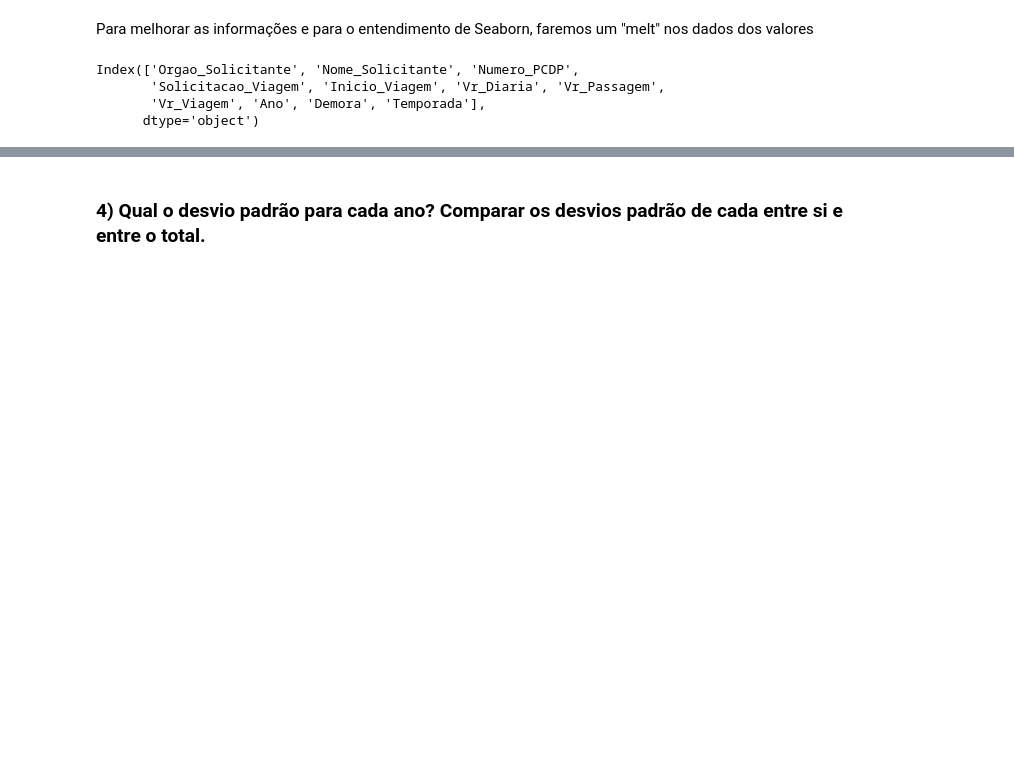
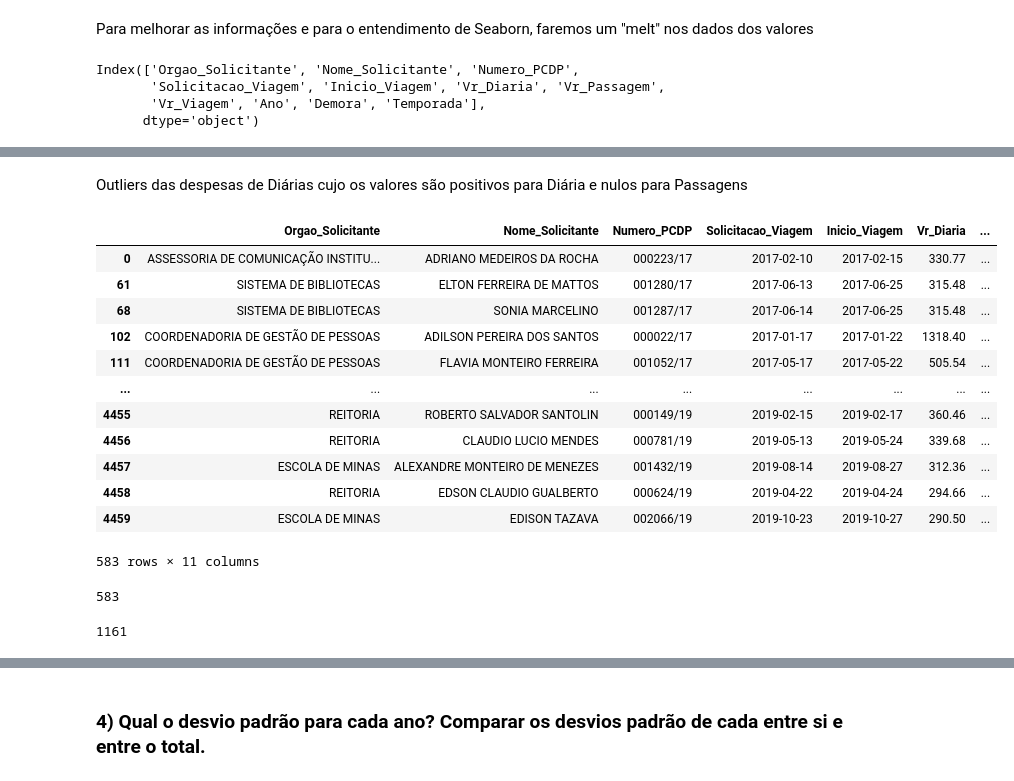
Before and after one commit to PedroSouzaDS/Traveling-Costs-Issue, a Jupyter notebook: Exploring_analysis/Análise_exploratoria.ipynb, the cells around one changed output, grey strips where cells are left out. Cells and saved outputs as stored; diff of their text form; code cells hidden in the pictures; blank space fills up the shorter version.

```diff
--- a/Exploring_analysis/Análise_exploratoria.ipynb
+++ b/Exploring_analysis/Análise_exploratoria.ipynb
@@ -505,0 +603,26 @@ df_melt.head()
+# %% [markdown]
+Outliers das despesas de Diárias cujo os valores são positivos para Diária e nulos para Passagens
+# %%
+df[(df.Vr_Diaria >= 283.11) & (df.Vr_Passagem == 0)]
+# %% [output]
+|  | Orgao_Solicitante | Nome_Solicitante | Numero_PCDP | Solicitacao_Viagem | Inicio_Viagem | Vr_Diaria | ... |
+| 0 | ASSESSORIA DE COMUNICAÇÃO INSTITU... | ADRIANO MEDEIROS DA ROCHA | 000223/17 | 2017-02-10 | 2017-02-15 | 330.77 | ... |
+| 61 | SISTEMA DE BIBLIOTECAS | ELTON FERREIRA DE MATTOS | 001280/17 | 2017-06-13 | 2017-06-25 | 315.48 | ... |
+| 68 | SISTEMA DE BIBLIOTECAS | SONIA MARCELINO | 001287/17 | 2017-06-14 | 2017-06-25 | 315.48 | ... |
+| 102 | COORDENADORIA DE GESTÃO DE PESSOAS | ADILSON PEREIRA DOS SANTOS | 000022/17 | 2017-01-17 | 2017-01-22 | 1318.40 | ... |
+| 111 | COORDENADORIA DE GESTÃO DE PESSOAS | FLAVIA MONTEIRO FERREIRA | 001052/17 | 2017-05-17 | 2017-05-22 | 505.54 | ... |
+| ... | ... | ... | ... | ... | ... | ... | ... |
+| 4455 | REITORIA | ROBERTO SALVADOR SANTOLIN | 000149/19 | 2019-02-15 | 2019-02-17 | 360.46 | ... |
+| 4456 | REITORIA | CLAUDIO LUCIO MENDES | 000781/19 | 2019-05-13 | 2019-05-24 | 339.68 | ... |
+| 4457 | ESCOLA DE MINAS | ALEXANDRE MONTEIRO DE MENEZES | 001432/19 | 2019-08-14 | 2019-08-27 | 312.36 | ... |
+| 4458 | REITORIA | EDSON CLAUDIO GUALBERTO | 000624/19 | 2019-04-22 | 2019-04-24 | 294.66 | ... |
+| 4459 | ESCOLA DE MINAS | EDISON TAZAVA | 002066/19 | 2019-10-23 | 2019-10-27 | 290.50 | ... |
+583 rows × 11 columns
+# %%
+len(df[(df.Vr_Diaria >= 283.11) & (df.Vr_Passagem == 0)])
+# %% [output]
+583
+# %%
+len(df[(df.Vr_Diaria >= 283.11)])
+# %% [output]
+1161
```
Also changed, not shown: parts of 36 cells of this notebook.
